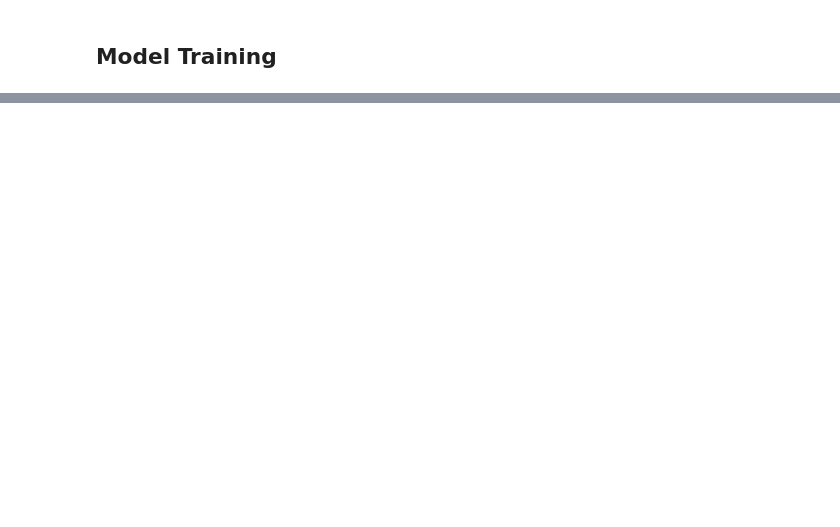
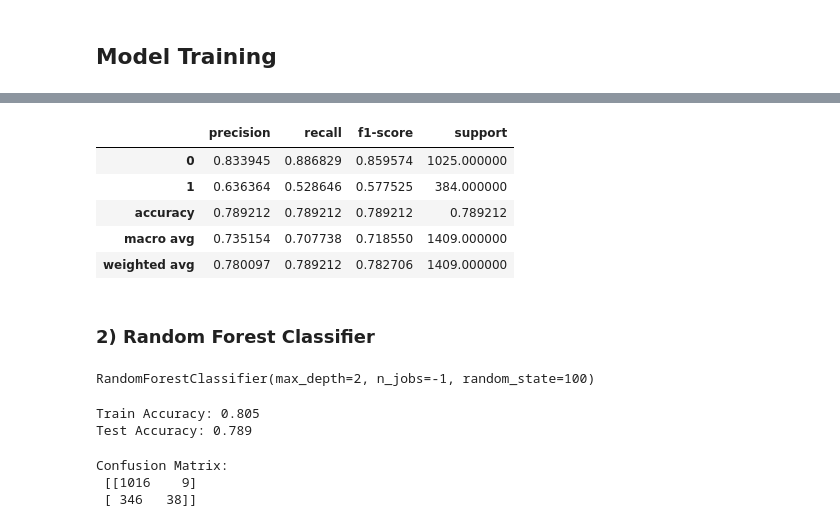
Before and after one commit to ahmed2402/Learning-ML, a Jupyter notebook: 4th_model/fourth_model.ipynb, the cells around one changed output, grey strips where cells are left out. Saved outputs shown, nothing was run; the diff lists cells and outputs as text; code cells hidden in the pictures; blank space fills up the shorter version.

Commit message:
training done

```diff
--- a/4th_model/fourth_model.ipynb
+++ b/4th_model/fourth_model.ipynb
@@ -541,8 +247,3 @@ x_churn.head()
 # %%
 from sklearn.model_selection import train_test_split
 X_train, X_test, y_train, y_test = train_test_split(x_churn, y_churn, test_size=0.2, random_state=100)
-# %%
-from sklearn.linear_model import LinearRegression
-
-lr = LinearRegression()
-lr.fit(X_train,y_train)
@@ -611,0 +250,8 @@ lr_results
+# %%
+from sklearn.linear_model import LogisticRegression
+
+lr = LogisticRegression(max_iter=1000)
+lr.fit(X_train, y_train.values.ravel())
+# %%
+lr_y_train_pred = lr.predict(X_train)
+lr_y_test_pred = lr.predict(X_test)
@@ -611,0 +275,5 @@ lr_results
+# %%
+from sklearn.metrics import classification_report
+lr_report = classification_report(y_test, lr_y_test_pred, output_dict=True)
+lr_report_df = pd.DataFrame(lr_report).transpose()
+lr_report_df
@@ -611,0 +355,11 @@ lr_results
+# %%
+lr_report_df
+# %% [output]
+|  | precision | recall | f1-score | support |
+| 0 | 0.833945 | 0.886829 | 0.859574 | 1025.000000 |
+| 1 | 0.636364 | 0.528646 | 0.577525 | 384.000000 |
+| accuracy | 0.789212 | 0.789212 | 0.789212 | 0.789212 |
+| macro avg | 0.735154 | 0.707738 | 0.718550 | 1409.000000 |
+| weighted avg | 0.780097 | 0.789212 | 0.782706 | 1409.000000 |
+# %% [markdown]
+### 2) Random Forest Classifier
@@ -611,0 +369,7 @@ lr_results
+# %%
+from sklearn.ensemble import RandomForestClassifier
+
+rf = RandomForestClassifier(max_depth=2, random_state=100, n_jobs=-1)
+rf.fit(X_train, y_train.values.ravel())
+# %% [output]
+RandomForestClassifier(max_depth=2, n_jobs=-1, random_state=100)
@@ -611,0 +379,20 @@ lr_results
+# %%
+from sklearn.metrics import accuracy_score
+# Accuracy on TRAIN data
+train_acc_rf = accuracy_score(y_train, lr_y_train_pred)
+# Accuracy on TEST data
+test_acc_rf = accuracy_score(y_test, lr_y_test_pred)
+
+print(f"Train Accuracy: {train_acc_rf:.3f}")
+print(f"Test Accuracy: {test_acc_rf:.3f}")
+# %% [output]
+Train Accuracy: 0.805
+Test Accuracy: 0.789
+# %%
+from sklearn.metrics import confusion_matrix
+cm = confusion_matrix(y_test, y_rf_test_pred)
+print("Confusion Matrix:\n", cm)
+# %% [output]
+Confusion Matrix:
+ [[1016    9]
+ [ 346   38]]
```
Also changed, not shown: parts of 85 cells of this notebook.
